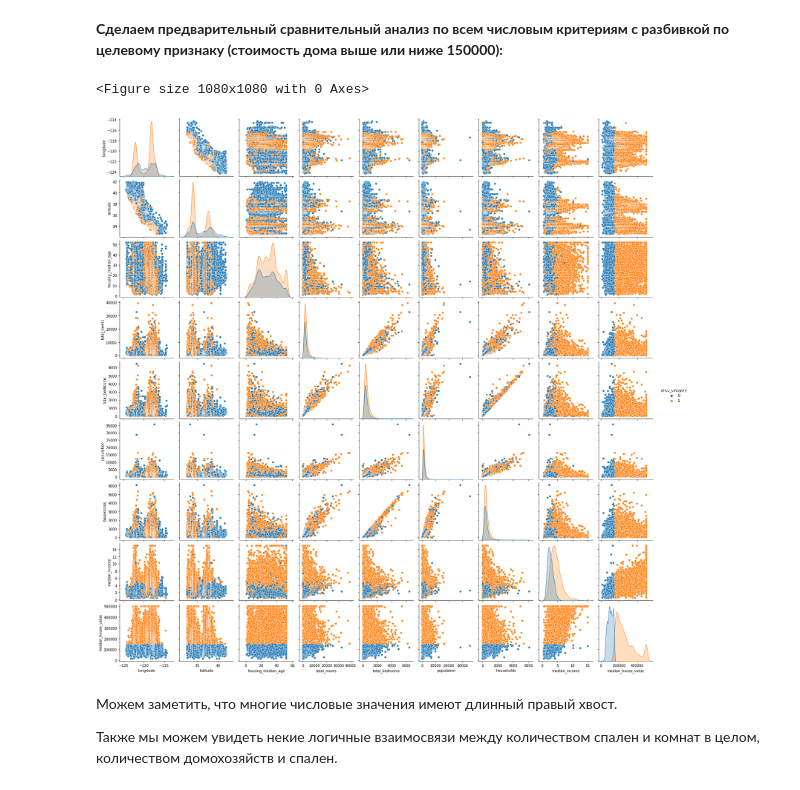
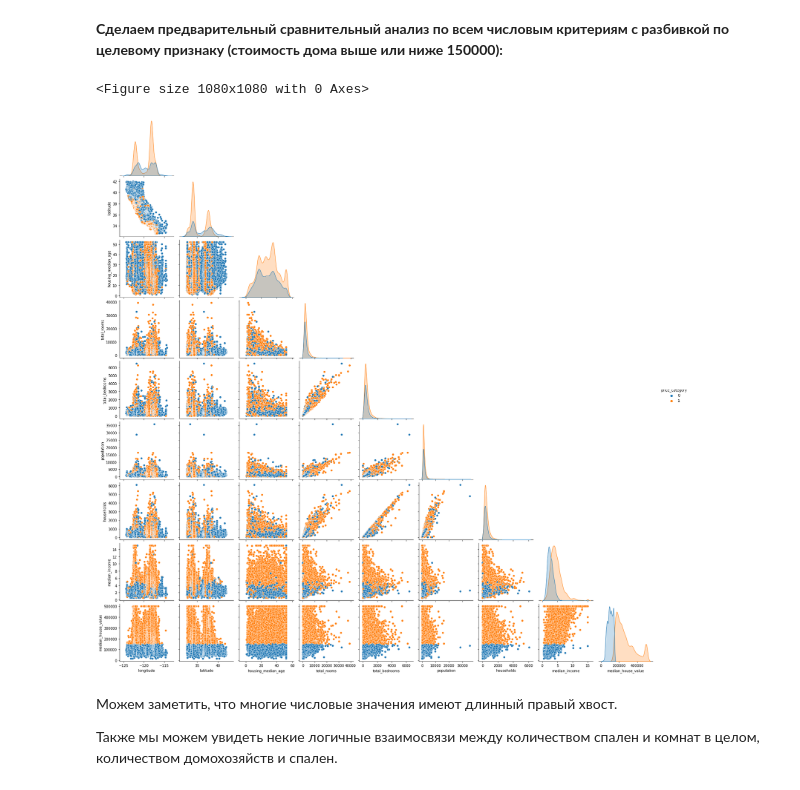
Before and after one commit to bet-in/my_test_notebooks, a Jupyter notebook: california-house-price.ipynb, the cells around one changed output. Drawn from its saved outputs; the diff is of its cells as text; code cells hidden in the pictures.

```diff
--- a/california-house-price.ipynb
+++ b/california-house-price.ipynb
@@ -185,11 +185,11 @@ houses.head()
 **Сделаем предварительный сравнительный анализ по всем числовым критериям с разбивкой по целевому признаку (стоимость дома выше или ниже 150000):**
 # %%
 plt.figure(figsize=(15,15))
-sns.pairplot(houses, hue='price_category')
+sns.pairplot(houses, hue='price_category', corner=True)
 plt.show()
 # %% [output]
 <Figure size 1080x1080 with 0 Axes>
-[figure, old version]
+[figure, new version]
 # %% [markdown]
 Можем заметить, что многие числовые значения имеют длинный правый хвост.
 
```
Also changed, not shown: parts of 14 cells of this notebook.
